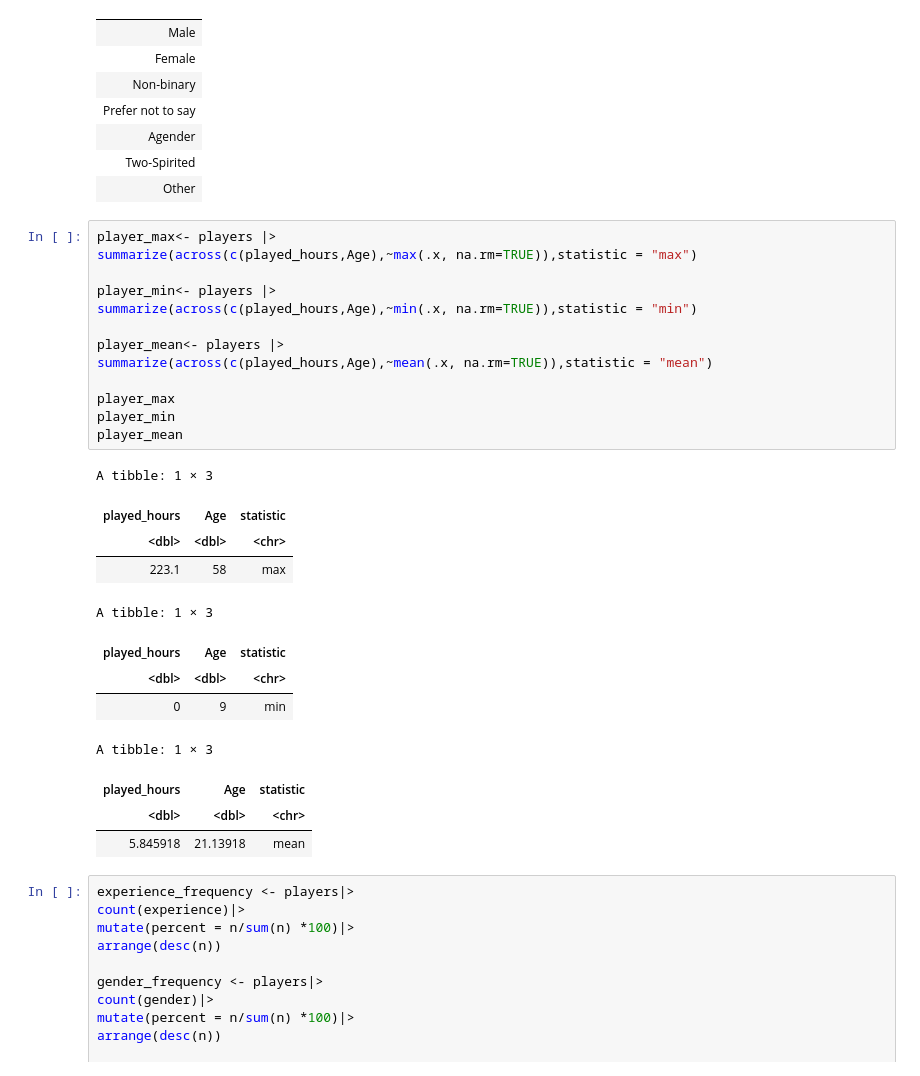
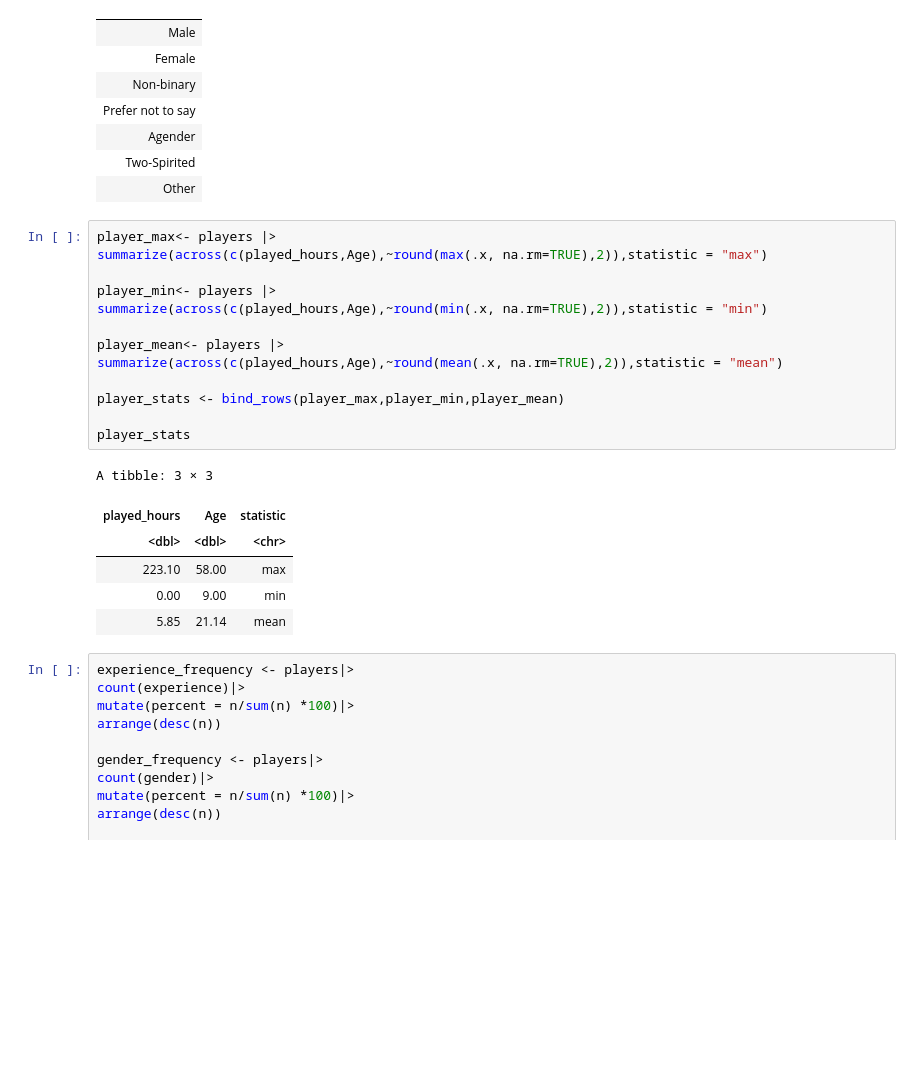
Before and after one commit to YuanYuan-06/dsci-Individualplan, a Jupyter notebook: individual plan project.ipynb, the cells around one changed output. Drawn from its saved outputs; the diff is of its cells as text; blank space fills up the shorter version.

```diff
--- a/individual plan project.ipynb
+++ b/individual plan project.ipynb
@@ -111,30 +110,24 @@ A tibble: 7 × 1
 | Other |
 # %%
 player_max<- players |>
-summarize(across(c(played_hours,Age),~max(.x, na.rm=TRUE)),statistic = "max")
+summarize(across(c(played_hours,Age),~round(max(.x, na.rm=TRUE),2)),statistic = "max")
 
 player_min<- players |>
-summarize(across(c(played_hours,Age),~min(.x, na.rm=TRUE)),statistic = "min")
+summarize(across(c(played_hours,Age),~round(min(.x, na.rm=TRUE),2)),statistic = "min")
 
 player_mean<- players |>
-summarize(across(c(played_hours,Age),~mean(.x, na.rm=TRUE)),statistic = "mean")
+summarize(across(c(played_hours,Age),~round(mean(.x, na.rm=TRUE),2)),statistic = "mean")
 
-player_max
-player_min
-player_mean
+player_stats <- bind_rows(player_max,player_min,player_mean)
+
+player_stats
 # %% [output]
-A tibble: 1 × 3
+A tibble: 3 × 3
 | played_hours | Age | statistic |
 | <dbl> | <dbl> | <chr> |
-| 223.1 | 58 | max |
+| 223.10 | 58.00 | max |
+| 0.00 | 9.00 | min |
+| 5.85 | 21.14 | mean |
-A tibble: 1 × 3
-| played_hours | Age | statistic |
-| <dbl> | <dbl> | <chr> |
-| 0 | 9 | min |
-A tibble: 1 × 3
-| played_hours | Age | statistic |
-| <dbl> | <dbl> | <chr> |
-| 5.845918 | 21.13918 | mean |
 # %%
 experience_frequency <- players|>
 count(experience)|>
```
Also changed, not shown: parts of 27 cells of this notebook.
